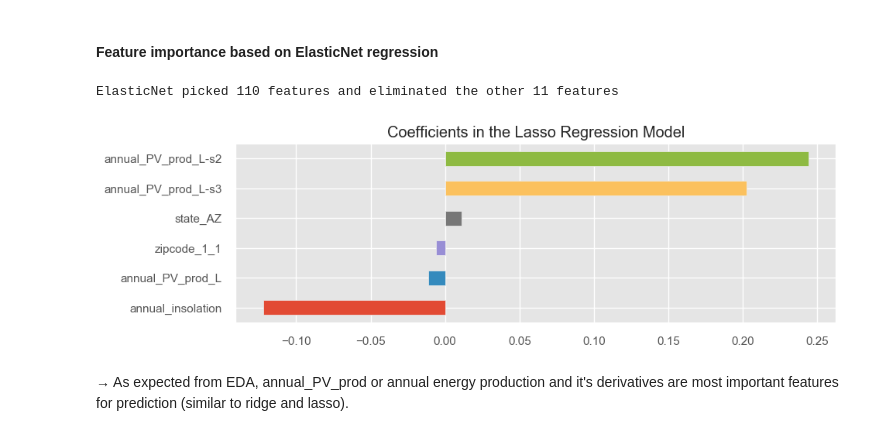
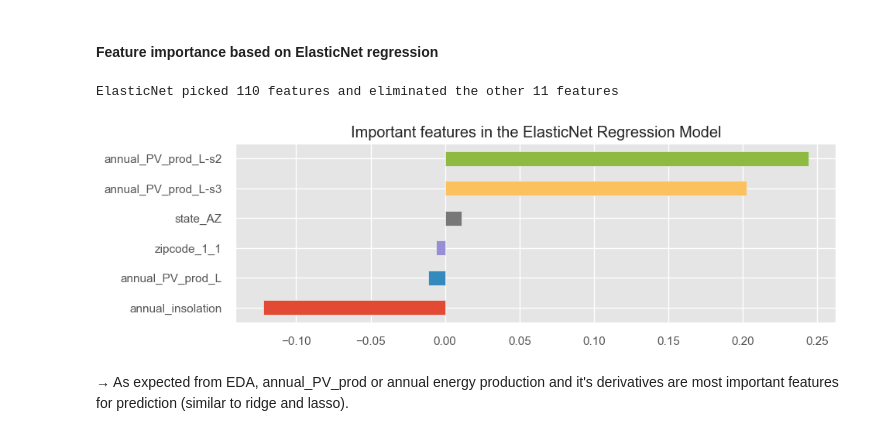
Before and after one commit to JustinBieber87/Solar_size_pred, a Jupyter notebook: Part 1. SolarPanel_SizePrediction.ipynb, the cells around one changed output. Saved outputs shown, nothing was run; the diff lists cells and outputs as text; code cells hidden in the pictures.

```diff
--- a/Part 1. SolarPanel_SizePrediction.ipynb
+++ b/Part 1. SolarPanel_SizePrediction.ipynb
@@ -1545,17 +1550,17 @@ ax.set_xlabel(r'$\alpha$', size=25);
 # %%
 # Plot important coefficients
 en = ElasticNet(alpha = en_best_alpha)
 en.fit(X_train, y_train)
 coefs = pd.Series(en.coef_, index = solar1.columns)
 print("ElasticNet picked " + str(sum(coefs != 0)) + " features and eliminated the other " +  \
       str(sum(coefs == 0)) + " features")
 imp_coefs = pd.concat([coefs.sort_values().head(3), coefs.sort_values().tail(3)])
 imp_coefs.plot(kind = "barh",figsize=(10, 3))
-plt.title("Coefficients in the Lasso Regression Model")
+plt.title("Important features in the ElasticNet Regression Model")
 plt.show()
 # %% [output]
 ElasticNet picked 110 features and eliminated the other 11 features
-[figure, old version]
+[figure, new version]
 # %% [markdown]
 → As expected from EDA, annual_PV_prod or annual energy production and it's derivatives are most important features for prediction (similar to ridge and lasso).
 # %% [markdown]
```
Also changed, not shown: parts of 27 cells of this notebook.
